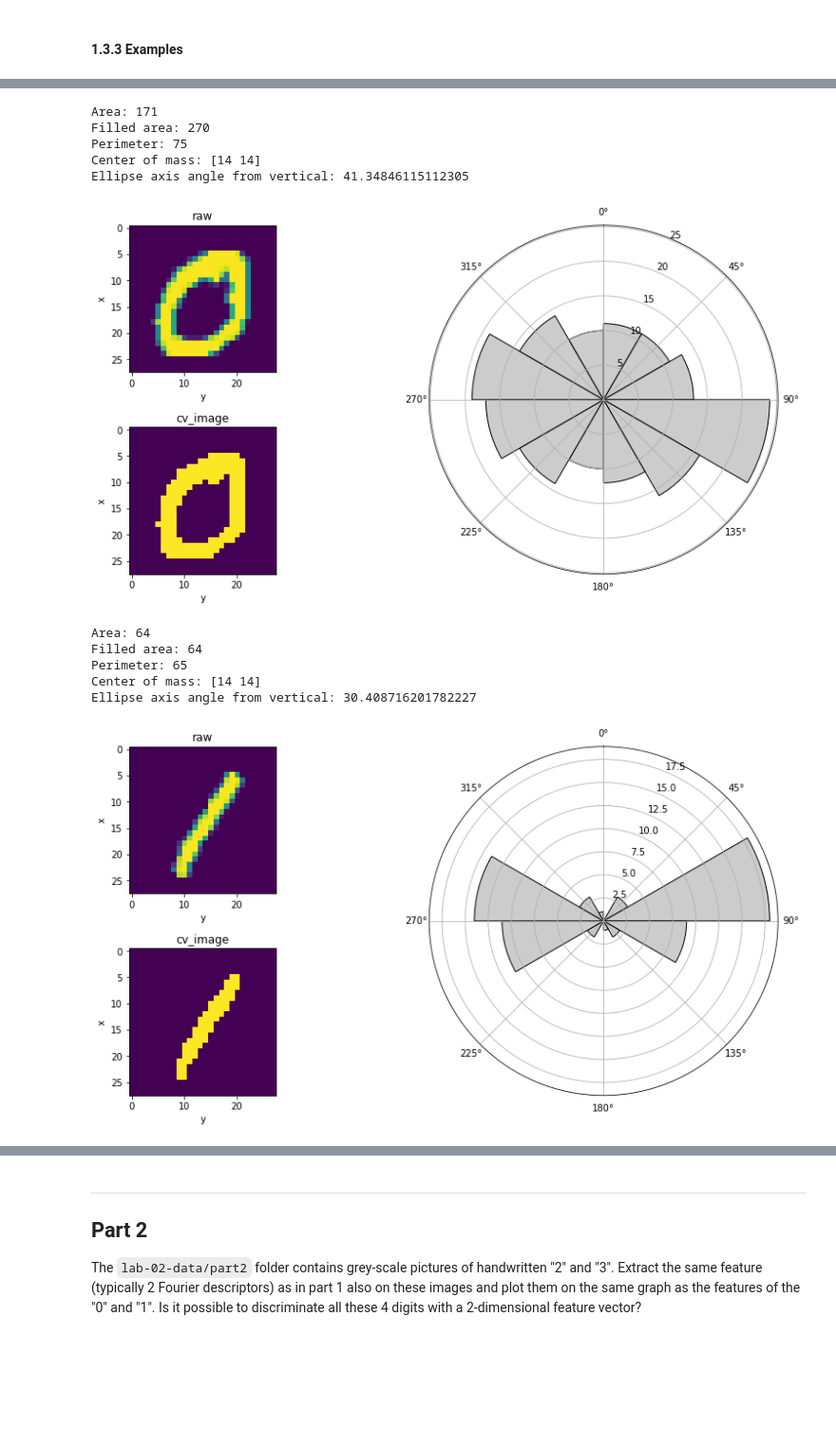
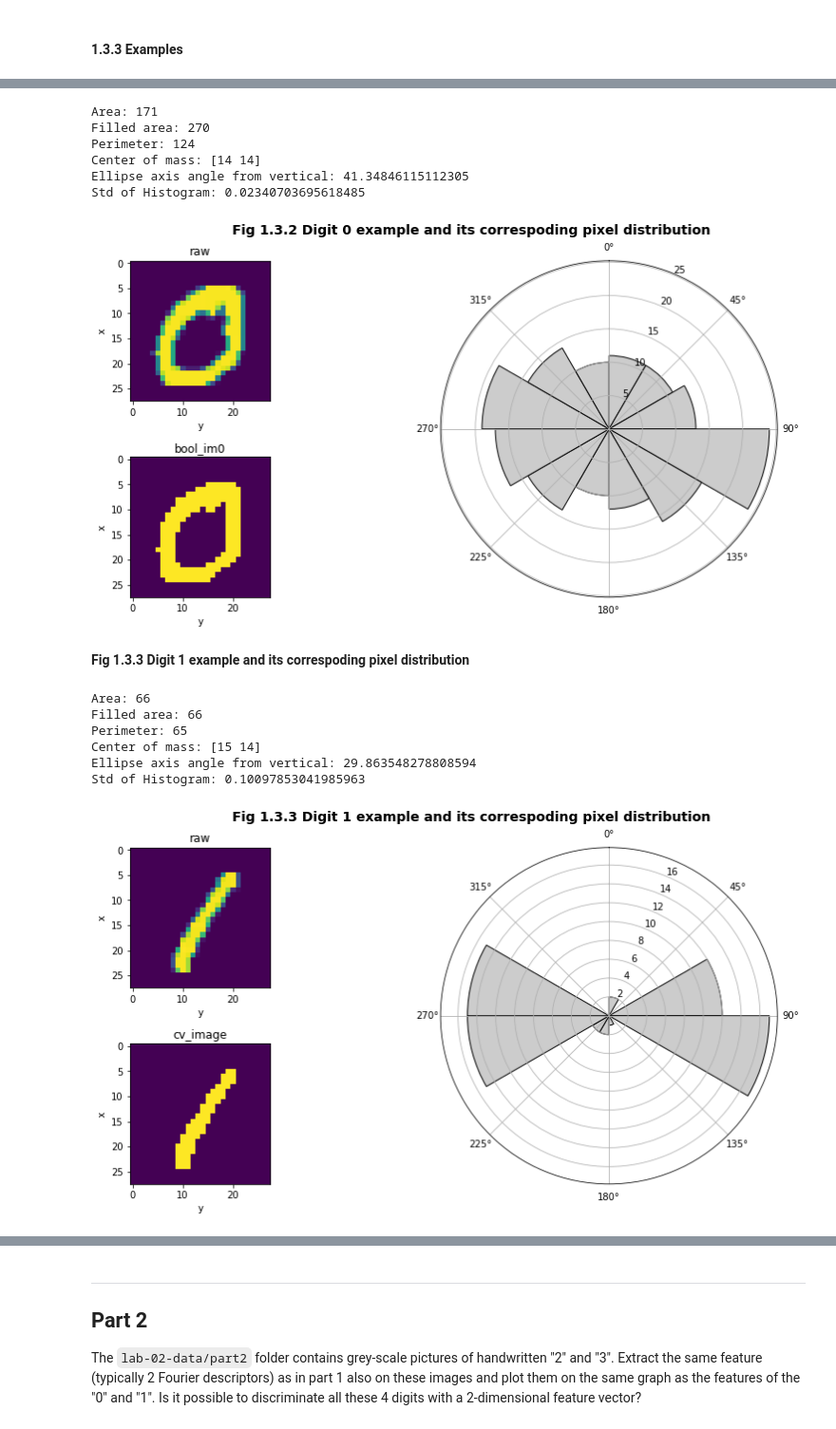
Before and after one commit to LTS5/iapr, a Jupyter notebook: labs/lab_02_object_description.ipynb, the cells around one changed output, grey strips where cells are left out. Shown at 95% size. Drawn from its saved outputs; the diff is of its cells as text; code cells hidden in the pictures; blank space fills up the shorter version.

```diff
--- a/labs/lab_02_object_description.ipynb
+++ b/labs/lab_02_object_description.ipynb
@@ -614,7 +690,8 @@ cv_image = np.array(im0_array)
 ## calculate angles to obtain hist
 angle_ell = compute_rotate_angles(im0, use_ellipse=True)
 print("Ellipse axis angle from vertical:", angle_ell)
-hist, bin_edges = compute_histogram(im0, bin_num=12)
+hist, bin_edges = compute_dist_hist(im0)
+print('Std of Histogram:', compute_hist_std(hist))
 
 ## viz
 fig = plt.figure(figsize=(12, 6), constrained_layout=True)
@@ -627,25 +704,34 @@ ax00.set_xlabel('y')
 ax00.set_ylabel('x')
 
 ax01 = fig.add_subplot(spec[1, 0])
-ax01.imshow(cv_image)
-ax01.set_title('cv_image')
+ax01.imshow(bool_im0)
+ax01.set_title('bool_im0')
 ax01.set_xlabel('y')
 ax01.set_ylabel('x')
 
 ax1 = fig.add_subplot(spec[:, 1:], projection='polar')
 viz_deg_dist(hist, bin_edges, ax=ax1)
+
+plt.suptitle(
+    "Fig 1.3.2 Digit 0 example and its correspoding pixel distribution",
+    fontweight='bold', size=14
+)
+plt.show()
 # %% [output]
 Area: 171
 Filled area: 270
-Perimeter: 75
+Perimeter: 124
 Center of mass: [14 14]
 Ellipse axis angle from vertical: 41.34846115112305
+Std of Histogram: 0.02340703695618485
-[figure, old version]
+[figure, new version]
+# %% [markdown]
+**Fig 1.3.3 Digit 1 example and its correspoding pixel distribution**
 # %%
 # ref
 # https://opencv24-python-tutorials.readthedocs.io/en/latest/py_tutorials/py_imgproc/py_contours/py_contour_features/py_contour_features.html
 # https://github.com/rtharungowda/hcg/blob/2cc3125e120d3279bfe8daf89e16f28d38ac4767/segmentation.py
-im1 = ones_im[4]
+im1 = ones_im[0]
 
 print('Area:', compute_area(im1))
 print('Filled area:', compute_filled_area(im1))
@@ -653,37 +739,45 @@ print('Perimeter:', compute_perimeter(im1))
 print('Center of mass:', compute_com(im1))
 
 bool_im1 = img_as_bool(im1)
 im1_array = Image.fromarray(np.uint8(bool_im1*255))
 cv_image = np.array(im1_array)
 
 ## calculate angles to obtain hist
 angle_ell = compute_rotate_angles(im1, use_ellipse=True)
 print("Ellipse axis angle from vertical:", angle_ell)
-hist, bin_edges = compute_histogram(im1, bin_num=12)
+hist, bin_edges = compute_dist_hist(im1)
+print('Std of Histogram:', compute_hist_std(hist))
 
 ## viz
 fig = plt.figure(figsize=(12, 6), constrained_layout=True)
 spec = fig.add_gridspec(2, 3)
 
 ax00 = fig.add_subplot(spec[0, 0])
 ax00.imshow(im1)
 ax00.set_title('raw')
 ax00.set_xlabel('y')
 ax00.set_ylabel('x')
 
 ax01 = fig.add_subplot(spec[1, 0])
 ax01.imshow(cv_image)
 ax01.set_title('cv_image')
 ax01.set_xlabel('y')
 ax01.set_ylabel('x')
 
 ax1 = fig.add_subplot(spec[:, 1:], projection='polar')
 viz_deg_dist(hist, bin_edges, ax=ax1)
+
+plt.suptitle(
+    "Fig 1.3.3 Digit 1 example and its correspoding pixel distribution",
+    fontweight='bold', size=14
+)
+plt.show()
 # %% [output]
-Area: 64
-Filled area: 64
+Area: 66
+Filled area: 66
 Perimeter: 65
-Center of mass: [14 14]
-Ellipse axis angle from vertical: 30.408716201782227
+Center of mass: [15 14]
+Ellipse axis angle from vertical: 29.863548278808594
+Std of Histogram: 0.10097853041985963
-[figure, old version]
+[figure, new version]
 # %% [markdown]
```
Also changed, not shown: parts of 33 cells of this notebook.
